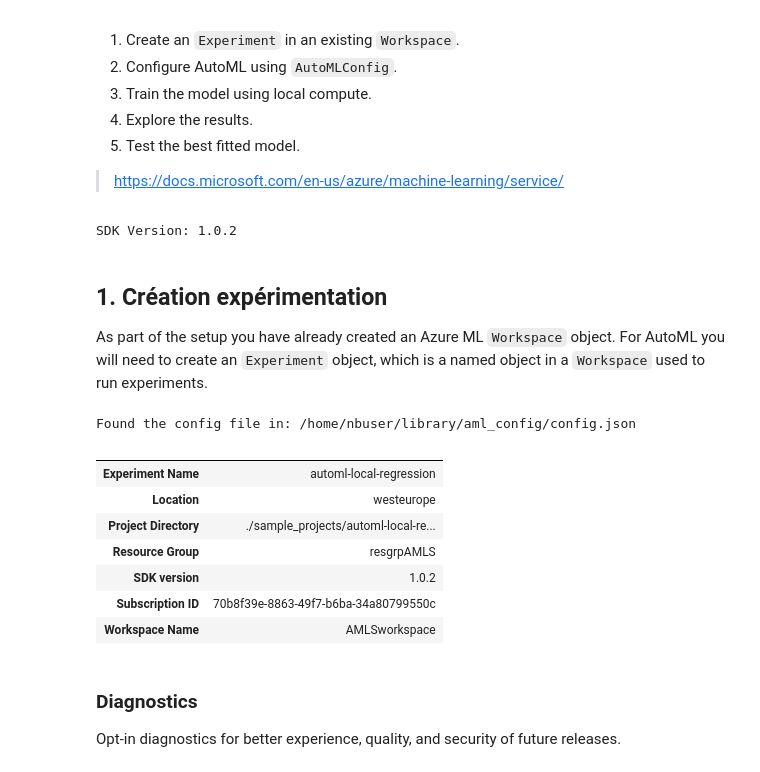
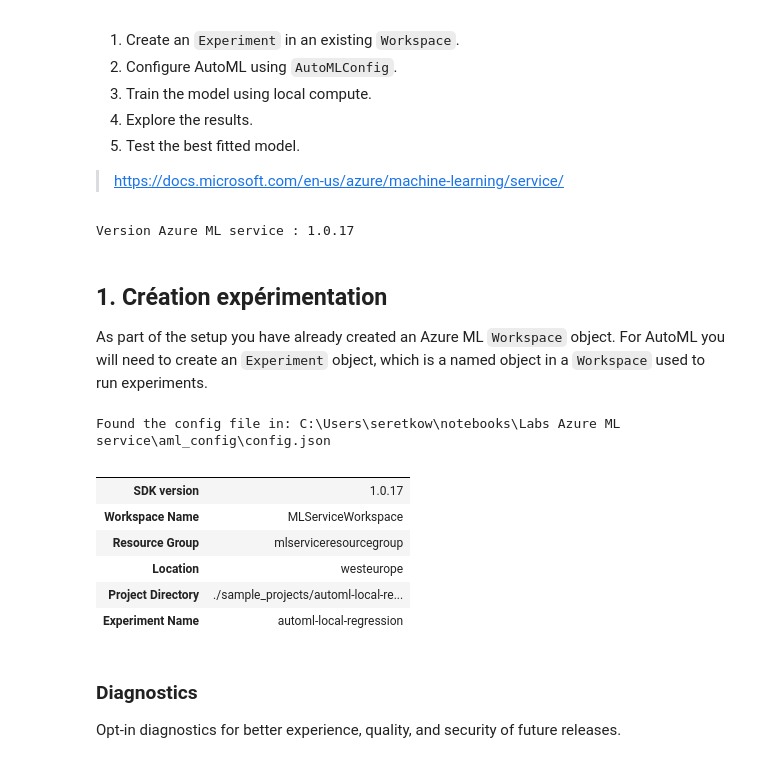
Before and after one commit to retkowsky/workshop_AzureMLService, a Jupyter notebook: 4 AutoML Regression.ipynb, the cells around one changed output. Drawn from its saved outputs; the diff is of its cells as text; code cells hidden in the pictures.

```diff
--- a/4 AutoML Regression.ipynb
+++ b/4 AutoML Regression.ipynb
@@ -16,9 +16,9 @@ In this notebook you will learn how to:
 > https://docs.microsoft.com/en-us/azure/machine-learning/service/
 # %%
 import azureml.core
-print("SDK Version:", azureml.core.VERSION)
+print("Version Azure ML service :", azureml.core.VERSION)
 # %% [output]
-SDK Version: 1.0.2
+Version Azure ML service : 1.0.17
 # %% [markdown]
 ## 1. Création expérimentation
 
@@ -42,32 +42,30 @@ from azureml.train.automl.run import AutoMLRun
 # %%
 ws = Workspace.from_config()
 
 # Choose a name for the experiment and specify the project folder.
 experiment_name = 'automl-local-regression'
 project_folder = './sample_projects/automl-local-regression'
 
 experiment = Experiment(ws, experiment_name)
 
 output = {}
 output['SDK version'] = azureml.core.VERSION
-output['Subscription ID'] = ws.subscription_id
 output['Workspace Name'] = ws.name
 output['Resource Group'] = ws.resource_group
 output['Location'] = ws.location
 output['Project Directory'] = project_folder
 output['Experiment Name'] = experiment.name
 pd.set_option('display.max_colwidth', -1)
 pd.DataFrame(data = output, index = ['']).T
 # %% [output]
-Found the config file in: /home/nbuser/library/aml_config/config.json
+Found the config file in: C:\Users\seretkow\notebooks\Labs Azure ML service\aml_config\config.json
 |  |  |
-| Experiment Name | automl-local-regression |
+| SDK version | 1.0.17 |
+| Workspace Name | MLServiceWorkspace |
+| Resource Group | mlserviceresourcegroup |
 | Location | westeurope |
 | Project Directory | ./sample_projects/automl-local-re... |
-| Resource Group | resgrpAMLS |
-| SDK version | 1.0.2 |
-| Subscription ID | 70b8f39e-8863-49f7-b6ba-34a80799550c |
-| Workspace Name | AMLSworkspace |
+| Experiment Name | automl-local-regression |
 # %% [markdown]
 ### Diagnostics
 
```
Also changed, not shown: parts of 10 cells of this notebook, 23 other files.
